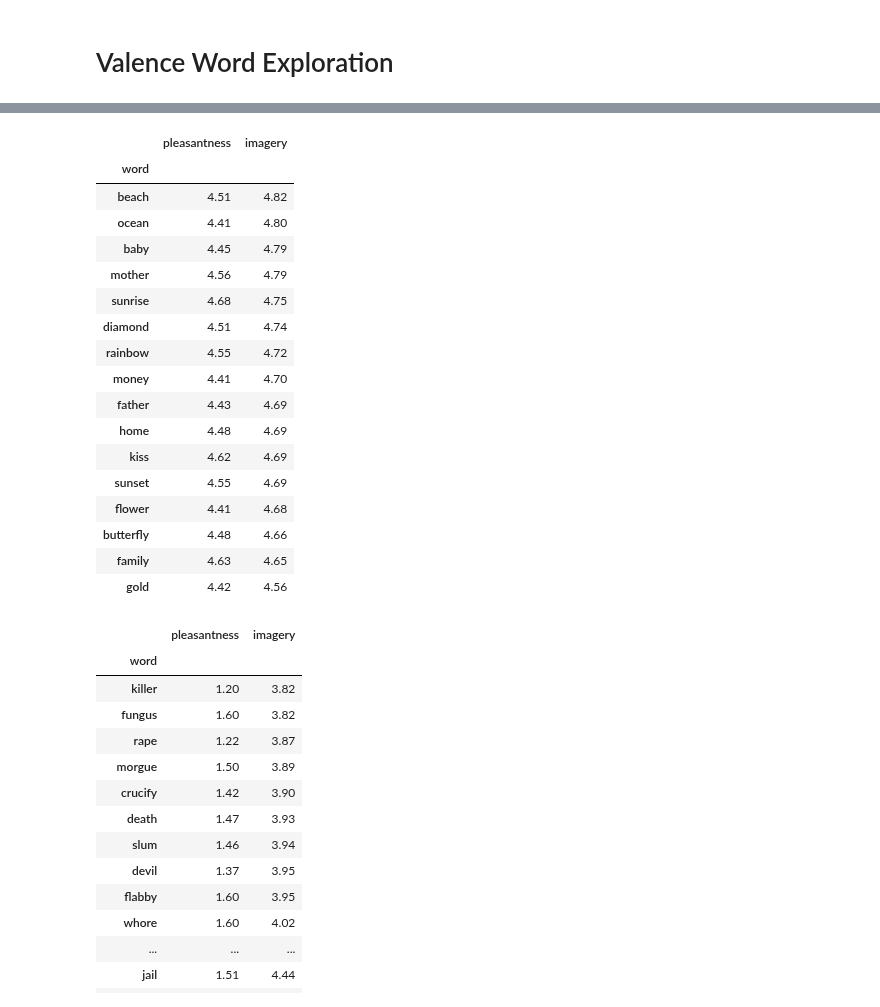
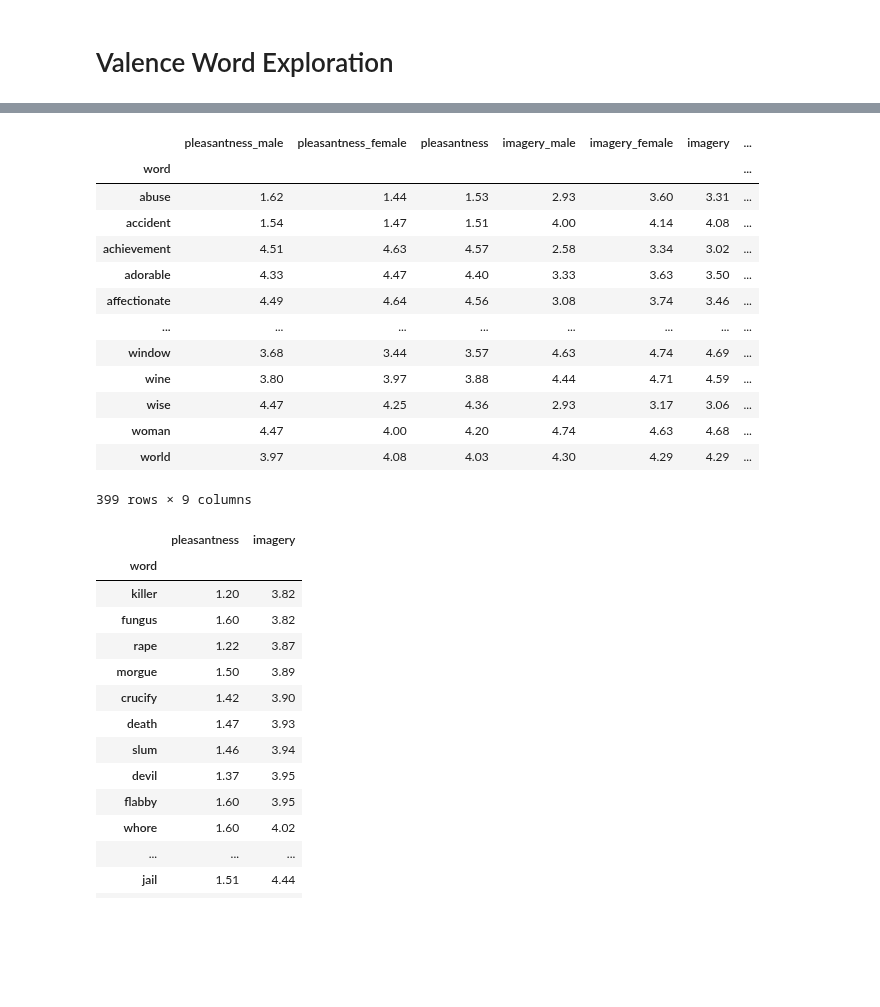
Before and after one commit to ryansteed/ieat, a Jupyter notebook: notebooks/valence.ipynb, the cells around one changed output, grey strips where cells are left out. Drawn from its saved outputs; the diff is of its cells as text; code cells hidden in the pictures; blank space fills up the shorter version.

```diff
--- a/notebooks/valence.ipynb
+++ b/notebooks/valence.ipynb
@@ -7,35 +7,33 @@
 # %%
 import pandas as pd
 
 valence_words = pd.read_csv("data/bgb_pleasant-words.csv").set_index("word")
 q = 0.8
 p = 0.8
 m = 0.25
+valence_words[["pleasantness", "imagery", "frequency"]].to_latex("output/valence.tex")
+valence_words
+# %% [output]
+|  | pleasantness_male | pleasantness_female | pleasantness | imagery_male | imagery_female | imagery | ... |
+| word |  |  |  |  |  |  | ... |
+| abuse | 1.62 | 1.44 | 1.53 | 2.93 | 3.60 | 3.31 | ... |
+| accident | 1.54 | 1.47 | 1.51 | 4.00 | 4.14 | 4.08 | ... |
+| achievement | 4.51 | 4.63 | 4.57 | 2.58 | 3.34 | 3.02 | ... |
+| adorable | 4.33 | 4.47 | 4.40 | 3.33 | 3.63 | 3.50 | ... |
+| affectionate | 4.49 | 4.64 | 4.56 | 3.08 | 3.74 | 3.46 | ... |
+| ... | ... | ... | ... | ... | ... | ... | ... |
+| window | 3.68 | 3.44 | 3.57 | 4.63 | 4.74 | 4.69 | ... |
+| wine | 3.80 | 3.97 | 3.88 | 4.44 | 4.71 | 4.59 | ... |
+| wise | 4.47 | 4.25 | 4.36 | 2.93 | 3.17 | 3.06 | ... |
+| woman | 4.47 | 4.00 | 4.20 | 4.74 | 4.63 | 4.68 | ... |
+| world | 3.97 | 4.08 | 4.03 | 4.30 | 4.29 | 4.29 | ... |
+399 rows × 9 columns
 # %%
 # high pleasantness
 valence_words[
     (valence_words.pleasantness > valence_words.pleasantness.quantile(q=q)) &
     (valence_words.imagery > valence_words.imagery.quantile(q=p))
-].sort_values("imagery", ascending=False)[["pleasantness", "imagery"]]
+].sort_values("imagery", ascending=False)[["pleasantness", "imagery"]].head(5).to_latex("output/valence.tex")
-# %% [output]
-|  | pleasantness | imagery |
-| word |  |  |
-| beach | 4.51 | 4.82 |
-| ocean | 4.41 | 4.80 |
-| baby | 4.45 | 4.79 |
-| mother | 4.56 | 4.79 |
-| sunrise | 4.68 | 4.75 |
-| diamond | 4.51 | 4.74 |
-| rainbow | 4.55 | 4.72 |
-| money | 4.41 | 4.70 |
-| father | 4.43 | 4.69 |
-| home | 4.48 | 4.69 |
-| kiss | 4.62 | 4.69 |
-| sunset | 4.55 | 4.69 |
-| flower | 4.41 | 4.68 |
-| butterfly | 4.48 | 4.66 |
-| family | 4.63 | 4.65 |
-| gold | 4.42 | 4.56 |
 # %%
 # low pleasantness
 valence_words[
```
Also changed, not shown: parts of 1 cell of this notebook, 18 other files.
